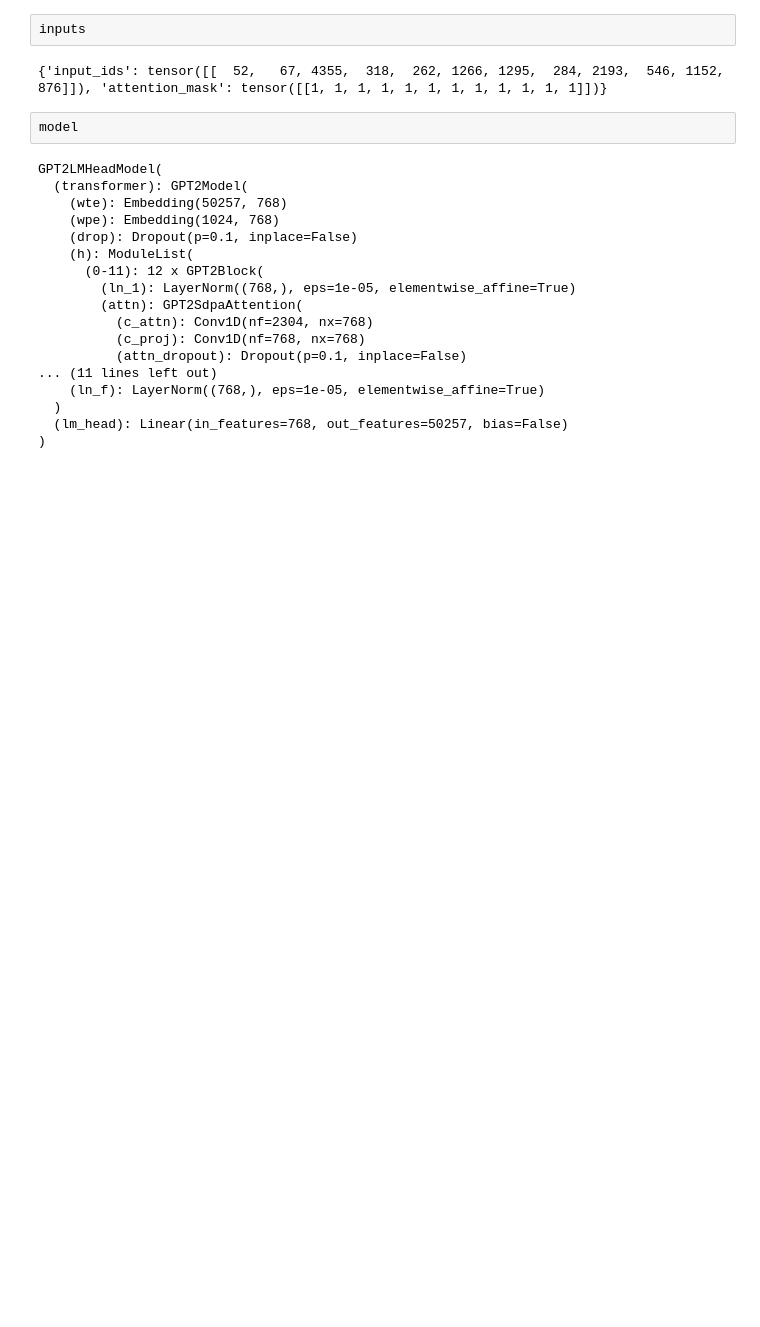
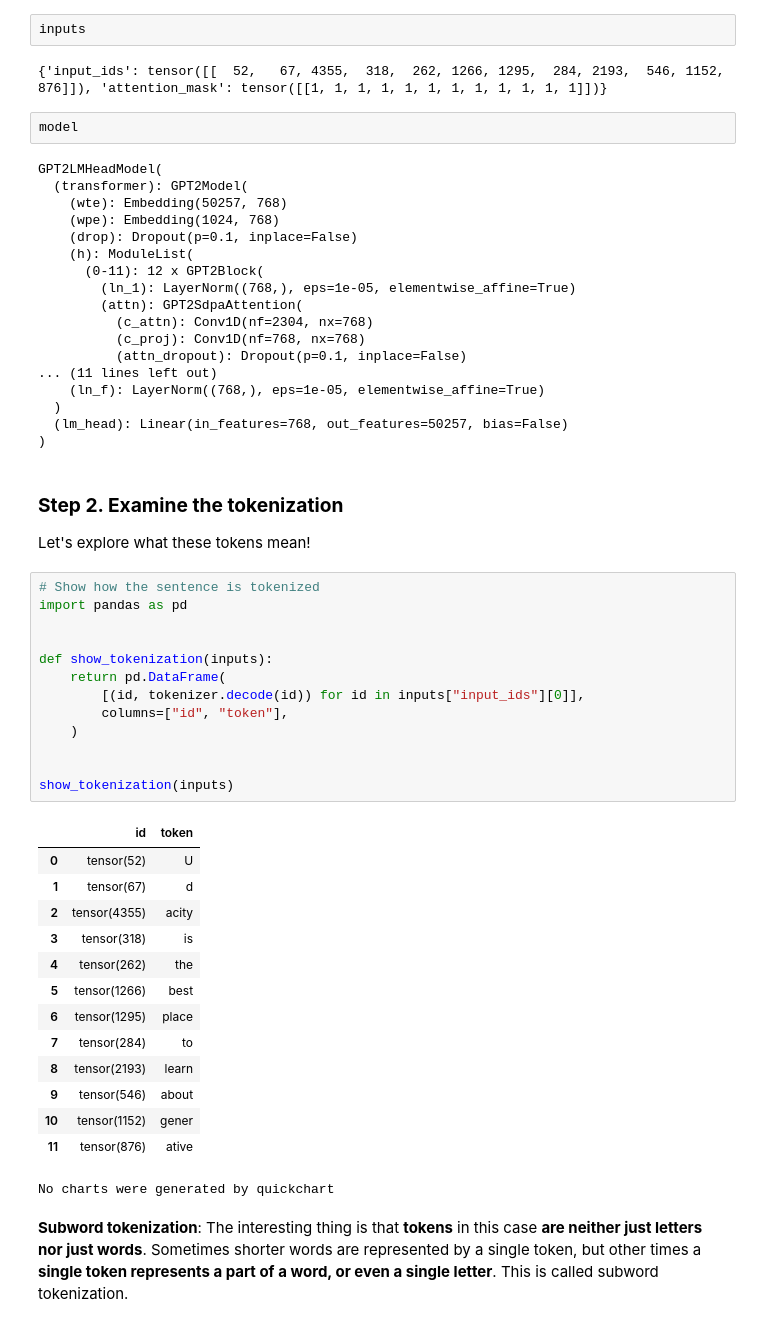
Before and after one commit to AuraFrizzati/foundations-gen-AI, a Jupyter notebook: 1_Intro_to_Gen_AI_fundamentals.ipynb, the cells around one changed output. Saved outputs shown, nothing was run; the diff lists cells and outputs as text; blank space fills up the shorter version.

```diff
--- a/1_Intro_to_Gen_AI_fundamentals.ipynb
+++ b/1_Intro_to_Gen_AI_fundamentals.ipynb
@@ -245,3 +245,36 @@ GPT2LMHeadModel(
   )
   (lm_head): Linear(in_features=768, out_features=50257, bias=False)
 )
+# %% [markdown]
+### **Step 2. Examine the tokenization**
+Let's explore what these tokens mean!
+# %%
+# Show how the sentence is tokenized
+import pandas as pd
+
+
+def show_tokenization(inputs):
+    return pd.DataFrame(
+        [(id, tokenizer.decode(id)) for id in inputs["input_ids"][0]],
+        columns=["id", "token"],
+    )
+
+
+show_tokenization(inputs)
+# %% [output]
+|  | id | token |
+| 0 | tensor(52) | U |
+| 1 | tensor(67) | d |
+| 2 | tensor(4355) | acity |
+| 3 | tensor(318) | is |
+| 4 | tensor(262) | the |
+| 5 | tensor(1266) | best |
+| 6 | tensor(1295) | place |
+| 7 | tensor(284) | to |
+| 8 | tensor(2193) | learn |
+| 9 | tensor(546) | about |
+| 10 | tensor(1152) | gener |
+| 11 | tensor(876) | ative |
+No charts were generated by quickchart
+# %% [markdown]
+**Subword tokenization**: The interesting thing is that **tokens** in this case **are neither just letters nor just words**. Sometimes shorter words are represented by a single token, but other times a **single token represents a part of a word, or even a single letter**. This is called subword tokenization.
```
